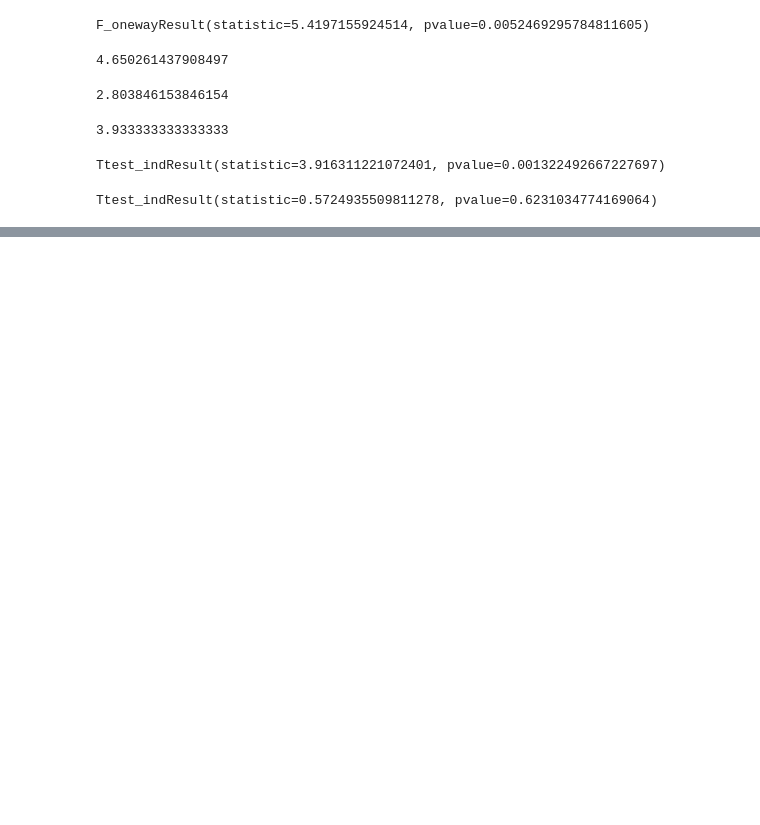
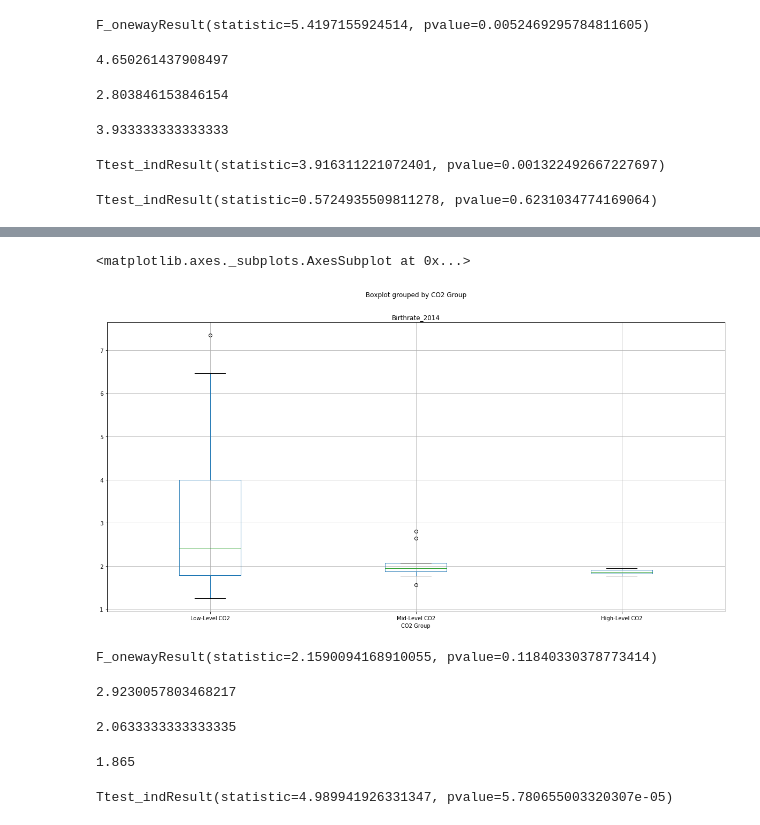
Before and after one commit to VallieTracy/project-one, a Jupyter notebook: Final Jupyter Notebook .ipynb, the cells around one changed output, grey strips where cells are left out. Saved outputs shown, nothing was run; the diff lists cells and outputs as text; code cells hidden in the pictures; blank space fills up the shorter version.

```diff
--- a/Final Jupyter Notebook .ipynb
+++ b/Final Jupyter Notebook .ipynb
@@ -602,0 +760,15 @@ Ttest_indResult(statistic=0.5724935509811278, pvalue=0.6231034774169064)
+# %%
+# running anova and independent t-tests (2014 co2 v birthrate)
+
+# create bins to place the carbon emissions
+bins = [0, 15.13, 30.26, 45.5]
+
+# create labels for the bins
+group_labels = ["Low-Level CO2", "Mid-Level CO2", "High-Level CO2"]
+
+# slice the data and place it into bins
+pd.cut(df_2014["2014 CO2 Emissions"], bins, labels=group_labels)
+
+# place the data series into a new column inside of the DataFrame
+df_2014["CO2 Group"] = pd.cut(df_2014["2014 CO2 Emissions"], bins, labels=group_labels)
+df_2014.head()
@@ -602,0 +782,43 @@ Ttest_indResult(statistic=0.5724935509811278, pvalue=0.6231034774169064)
+# %%
+# anova (co2 v birthrate, 2014)
+
+# create a boxplot to compare means
+df_2014.boxplot("Birthrate_2014", by="CO2 Group", figsize=(20, 10))
+# %% [output]
+<matplotlib.axes._subplots.AxesSubplot at 0x...>
+[figure, added]
+# %%
+# extract individual groups
+group1 = df_2014[df_2014["CO2 Group"] == "Low-Level CO2"]["Birthrate_2014"]
+group2 = df_2014[df_2014["CO2 Group"] == "Mid-Level CO2"]["Birthrate_2014"]
+group3 = df_2014[df_2014["CO2 Group"] == "High-Level CO2"]["Birthrate_2014"]
+
+# perform the anova
+stats.f_oneway(group1, group2, group3)
+# %% [output]
+F_onewayResult(statistic=2.1590094168910055, pvalue=0.11840330378773414)
+# %%
+# independent t-test
+
+# calculate the 'population' mean for birthrate in lowest co2 group (year 2014)
+population1 = df_2014[df_2014["CO2 Group"] == "Low-Level CO2"]
+population1.Birthrate_2014.mean()
+# %% [output]
+2.9230057803468217
+# %%
+# calculate the 'population' mean for birthrate in mid co2 group (year 2014)
+population2 = df_2014[df_2014["CO2 Group"] == "Mid-Level CO2"]
+population2.Birthrate_2014.mean()
+# %% [output]
+2.0633333333333335
+# %%
+# calculate the 'population' mean for birthrate in mid co2 group (year 2014)
+population3 = df_2014[df_2014["CO2 Group"] == "High-Level CO2"]
+population3.Birthrate_2014.mean()
+# %% [output]
+1.865
+# %%
+# calculate independent (two sample) t-test, low v mid (2014)
+stats.ttest_ind(population1.Birthrate_2014, population2.Birthrate_2014, equal_var=False)
+# %% [output]
+Ttest_indResult(statistic=4.989941926331347, pvalue=5.780655003320307e-05)
```
Also changed, not shown: parts of 22 cells of this notebook.
